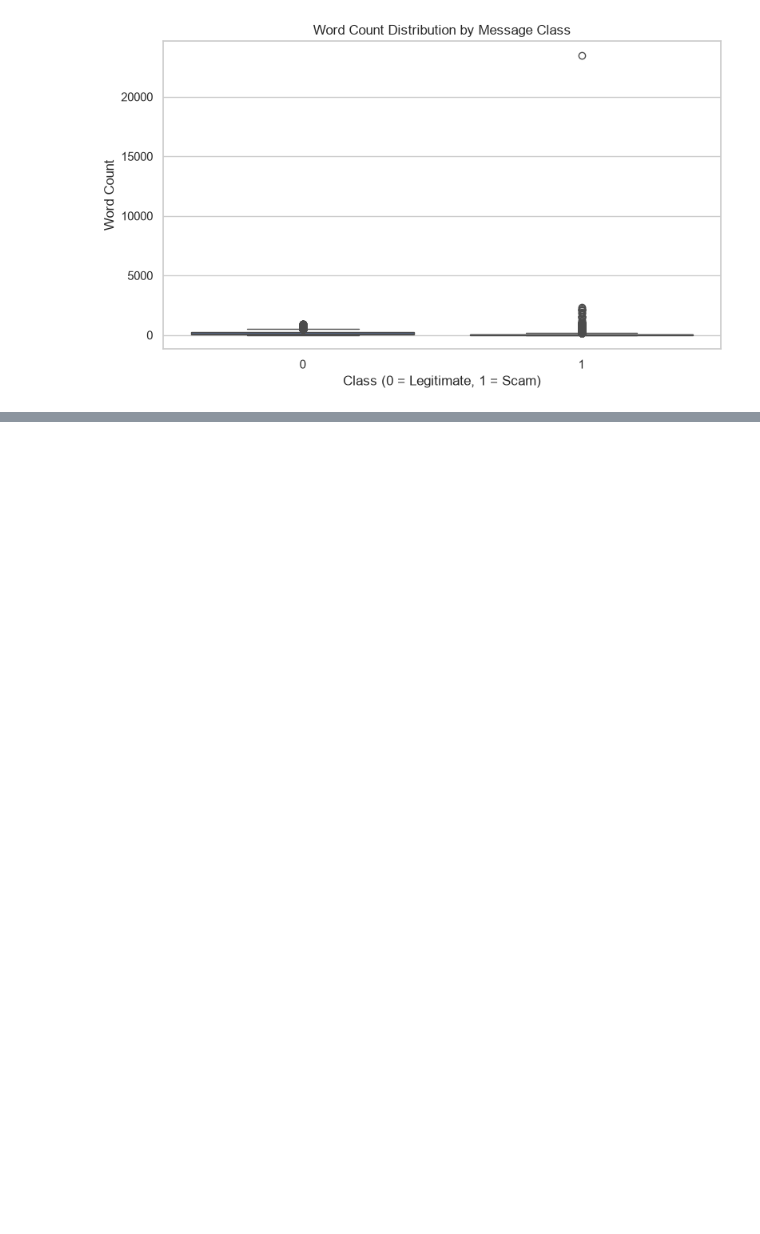
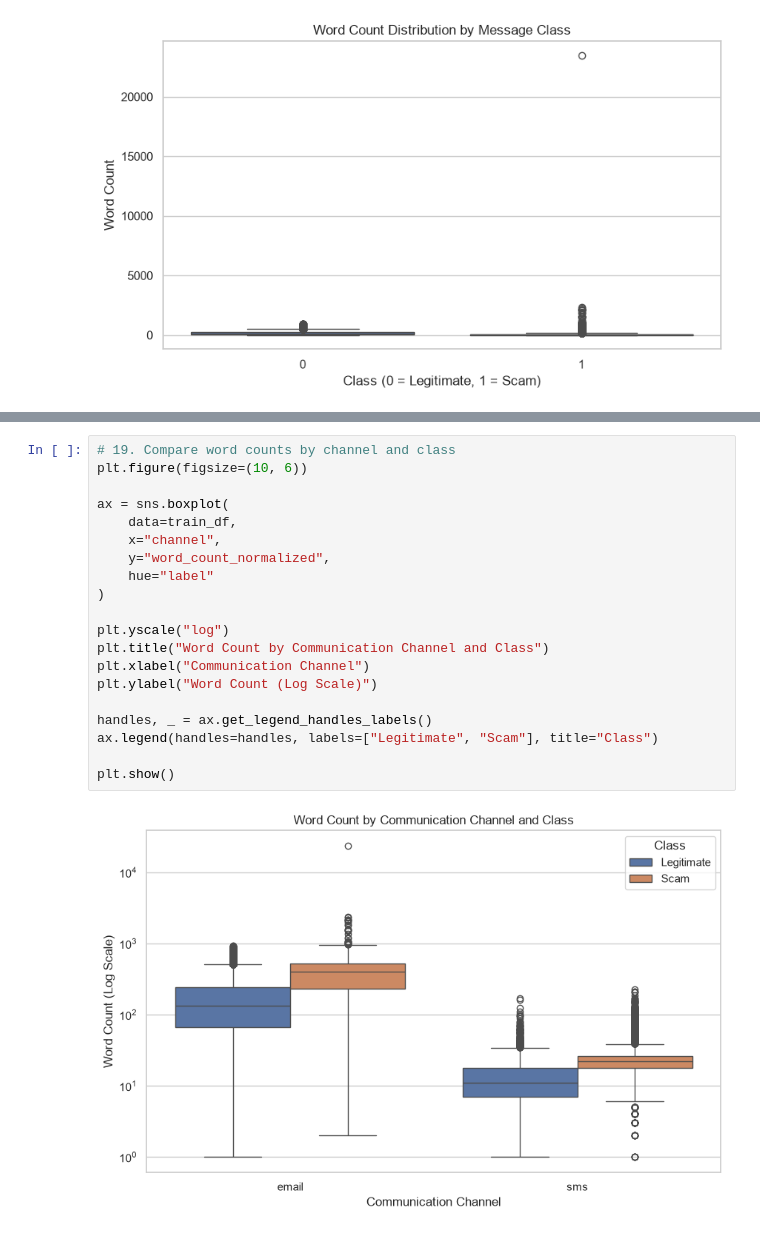
Before and after one commit to Supan-Roy/financial-scam-analysis, a Jupyter notebook: notebooks/01_dataset_understanding.ipynb, the cells around one changed output, grey strips where cells are left out. Drawn from its saved outputs; the diff is of its cells as text; blank space fills up the shorter version.

```diff
--- a/notebooks/01_dataset_understanding.ipynb
+++ b/notebooks/01_dataset_understanding.ipynb
@@ -317,0 +371,22 @@ plt.show()
+# %%
+# 19. Compare word counts by channel and class
+plt.figure(figsize=(10, 6))
+
+ax = sns.boxplot(
+    data=train_df,
+    x="channel",
+    y="word_count_normalized",
+    hue="label"
+)
+
+plt.yscale("log")
+plt.title("Word Count by Communication Channel and Class")
+plt.xlabel("Communication Channel")
+plt.ylabel("Word Count (Log Scale)")
+
+handles, _ = ax.get_legend_handles_labels()
+ax.legend(handles=handles, labels=["Legitimate", "Scam"], title="Class")
+
+plt.show()
+# %% [output]
+[figure, added]
```
Also changed, not shown: parts of 8 cells of this notebook.
